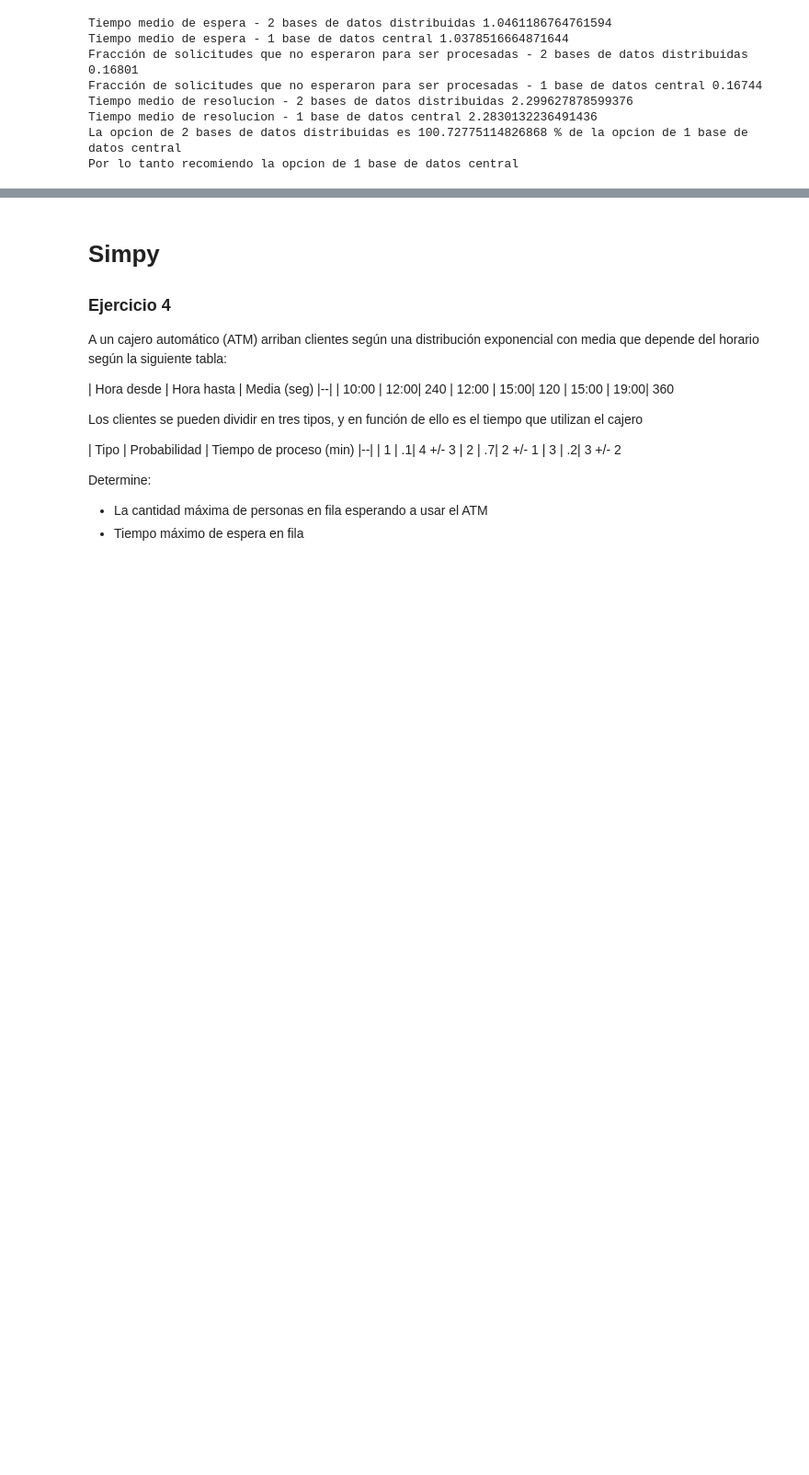
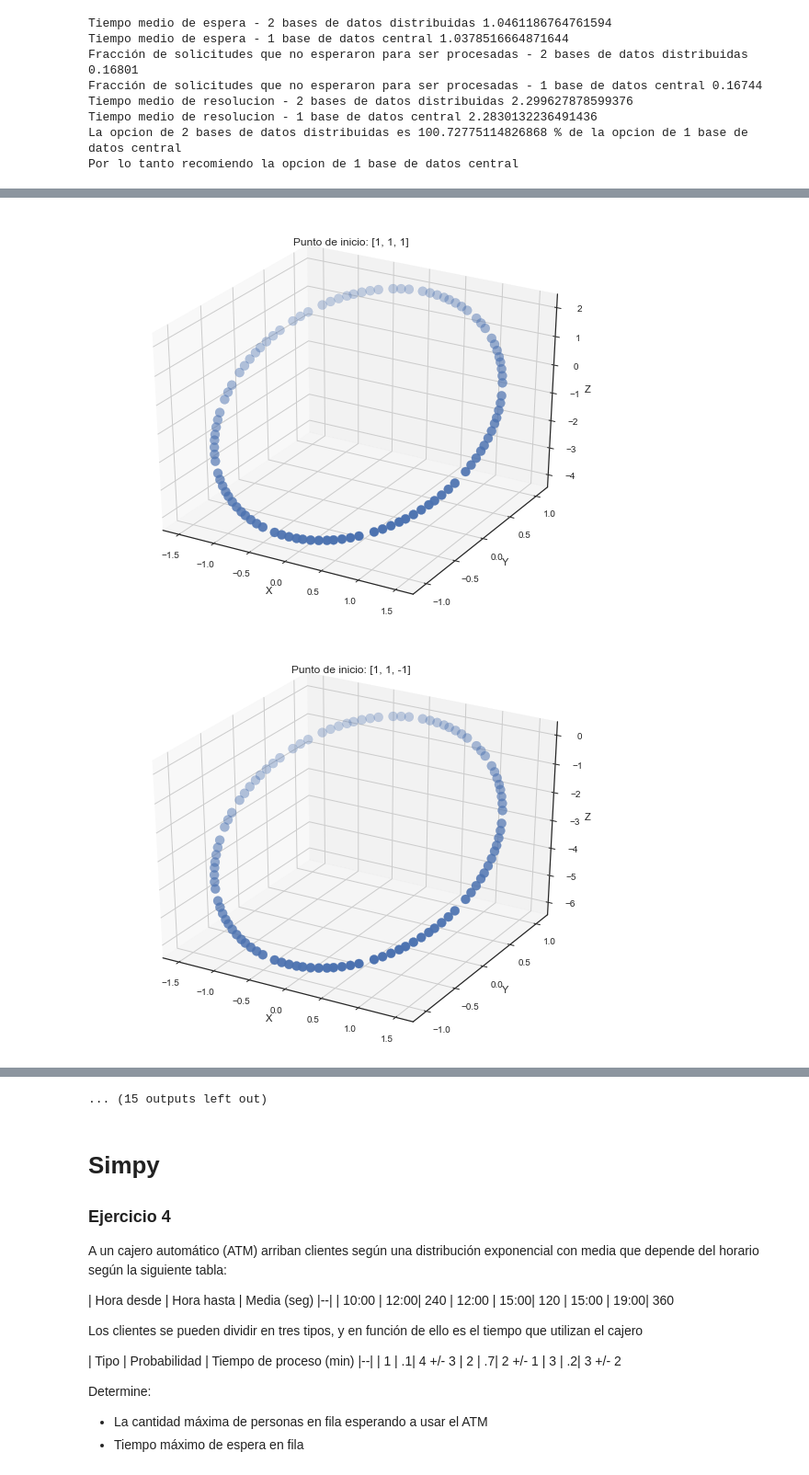
Before and after one commit to LRisaro/Simulacion, a Jupyter notebook: tp/tp2/tp2.ipynb, the cells around one changed output, grey strips where cells are left out. Shown at 92% size. Drawn from its saved outputs; the diff is of its cells as text; code cells hidden in the pictures; blank space fills up the shorter version.

```diff
--- a/tp/tp2/tp2.ipynb
+++ b/tp/tp2/tp2.ipynb
@@ -5,3 +1,15 @@ import numpy as np
+# %%
+import simpy
+import random
+import numpy as np
+from mpl_toolkits.mplot3d import Axes3D
+import matplotlib.pyplot as plt
+
+import seaborn as sns
+sns.set(color_codes=True)
+
+sns.set_palette(sns.color_palette("Set2"))
+sns.set(rc={'figure.figsize':(10,8)}, style="white", color_codes=True)
 # %% [markdown]
 <h2 style="text-align: center; font-size: 30px; text-align: center; margin-bottom: 40px;">Trabajo Práctico 2</h2>
 
@@ -192,0 +323,15 @@ $z_0 =  \text{-1, 0 y 1} $
+# %%
+for i in range(len(points)):
+    fig = plt.figure()
+    ax = fig.add_subplot(111, projection='3d')
+    ax.scatter(xs[(i*100):((i+1)*100)], ys[(i*100):((i+1)*100)], zs[(i*100):((i+1)*100)], s=100, marker='o')
+
+    ax.set_xlabel('X ')
+    ax.set_ylabel('Y ')
+    ax.set_zlabel('Z ')
+
+    plt.title("Punto de inicio: " + str(points[i]))
+    plt.show()
+# %% [output]
+[figure, added]
+[figure, added]
@@ -193,3 +348,4 @@ $z_0 =  \text{-1, 0 y 1} $
+... (15 outputs left out)
 # %% [markdown]
 # Simpy
 
```
Also changed, not shown: parts of 6 cells of this notebook.
